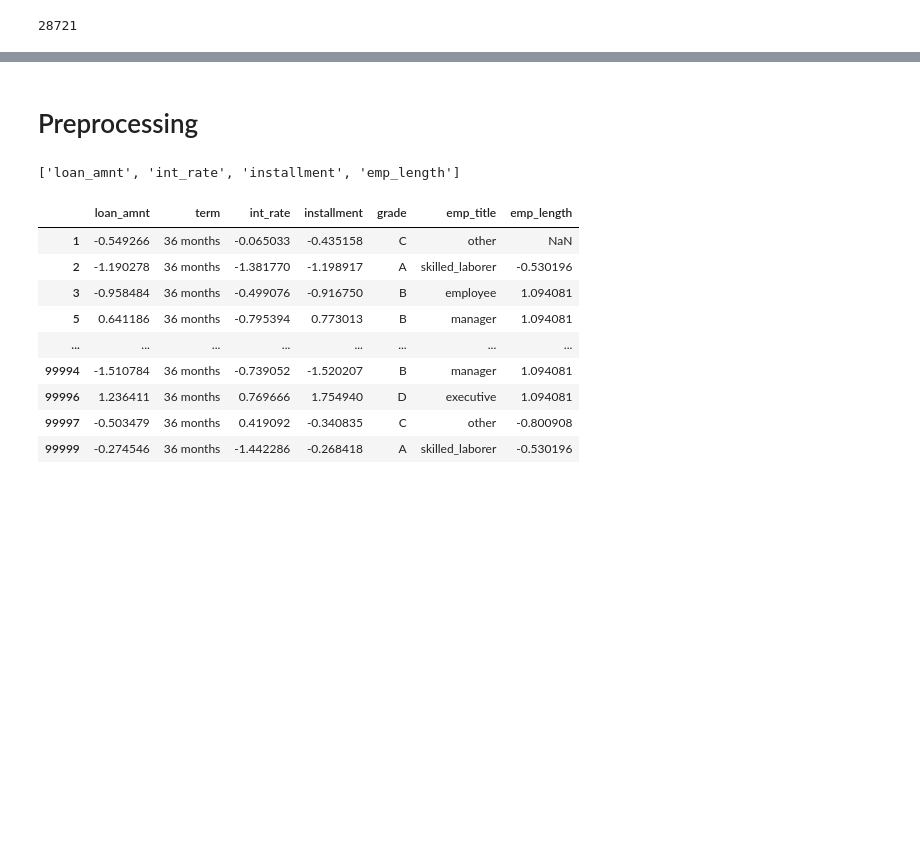
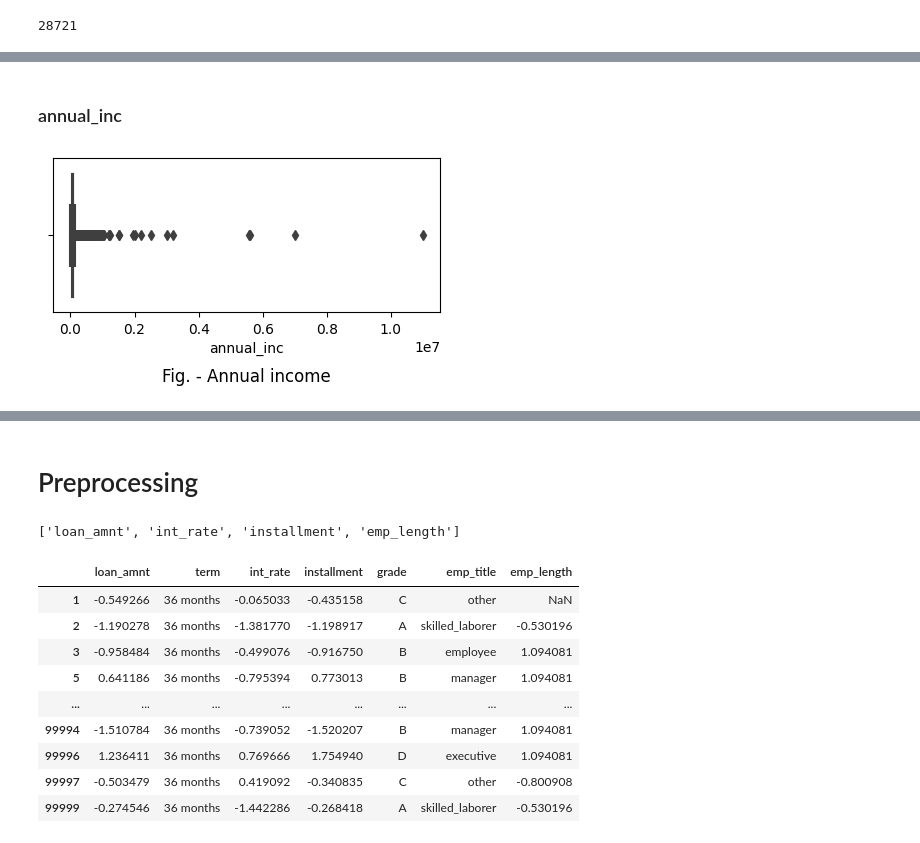
Before and after one commit to Alex1iv/Loan_repayment, a Jupyter notebook: notebooks/Loan_repayment.ipynb, the cells around one changed output, grey strips where cells are left out. Saved outputs shown, nothing was run; the diff lists cells and outputs as text; code cells hidden in the pictures; blank space fills up the shorter version.

```diff
--- a/notebooks/Loan_repayment.ipynb
+++ b/notebooks/Loan_repayment.ipynb
@@ -74,7 +74,7 @@ sampler = TPESampler(seed=random_seed) # fix random seed
 # display(sample)
 # sample.to_csv('../data/sample.csv')
 # %%
-data = pd.read_csv('../data/sample.zip')
+data = pd.read_csv('../data/sample.zip', )
 data.drop(['Unnamed: 0', 'id'], axis=1, inplace=True)
 data.tail()
 # %% [output]
@@ -175,6 +170,6 @@ Index(['loan_amnt', 'term', 'int_rate', 'installment', 'grade', 'sub_grade',
 # %%
-data = data[['loan_amnt', 'term', 'int_rate', 'installment', 'grade', 'sub_grade',
-       'emp_title', 'emp_length','loan_status']]
+# data = data[['loan_amnt', 'term', 'int_rate', 'installment', 'grade', 'sub_grade', \
+#     'emp_title', 'emp_length','loan_status']]
 # %% [markdown]
 ### grade and sub_grade
 # %%
@@ -351,19 +350,19 @@ def get_professions(arg:str)->str:
 
     arg = arg.lower()
 
-    management = ['foreman','shop foreman', 'team leader','chef','superintendent','maintenance supervisor','team lead','administration', 'deputy', 'forman', 'superviser','administrative', 'admin','group leader','manger', 'crew leader', 'mgr','payroll']
-    executives = ['general manager', 'vice president','director','account executive', 'sales executive','ceo', 'partner', 'president','senior vice president', 'vp','svp','cfo','cto', 'gm', 'coo','co-owner', 'vp of operations', 'vp operations', 'senior associate']
+    management = ['foreman','shop foreman', 'team leader','chef','maintenance supervisor','team lead','administration', 'deputy', 'forman', 'superviser','administrative', 'admin','group leader','manger', 'crew leader', 'mgr','payroll', 'superintendant', 'superintendent']
+    executives = ['general manager', 'vice president','director','account executive', 'sales executive','ceo', 'partner', 'president','senior vice president', 'vp','svp','cfo','cto', 'gm', 'coo','co-owner', 'vp of operations', 'vp operations', 'senior associate', 'co-founder', 'founder']
     #engineers = ['engineer','software engineer']
 
-    employees = ['nurse', 'registered nurse', 'rn', 'lpn', 'cna', 'nursing','social worker', 'bartender', 'cook', 'machinist', 'bookkeeper','secretary','machine operator','electrician', 'operator', 'carpenter', 'pharmacist','clerk','cashier','laborer','receptionist','instructor','welder','dispatcher','bus operator', 'custodian', 'underwriter', 'realtor','conductor','mechanic','firefighter','maintenance','server','production','flight attendant', 'designer','security', 'lvn','buyer', 'agent','service tech','plumber','warehouse', 'stylist','hairstylist', 'teller', 'pastor','senior pastor','clerical','courier', 'logistics', 'shipping','transportation','porter', 'material handler','labor','painter','lineman','assembly', 'contractor','data entry','housekeeping','office','librarian','sous chef', 'nanny', 'installer','warehouse worker','assembler','table games dealer', 'adjuster', 'firefighter paramedic','millwright','baker','merchandiser','doorman','barista']
+    employees = ['nurse', 'registered nurse', 'rn', 'lpn', 'cna', 'nursing','social worker', 'bartender', 'cook', 'machinist', 'bookkeeper','machine operator','electrician', 'operator', 'carpenter', 'pharmacist','clerk','cashier','laborer','receptionist','instructor','welder','dispatcher','bus operator', 'custodian', 'underwriter', 'realtor','conductor','mechanic','firefighter','maintenance','server','production','flight attendant', 'designer','security', 'lvn','buyer', 'agent','service tech','plumber','warehouse', 'stylist','hairstylist', 'teller', 'pastor','senior pastor','clerical','courier', 'logistics', 'shipping','transportation','porter', 'material handler','labor','painter','lineman','assembly', 'contractor','data entry','housekeeping','office','librarian','sous chef', 'nanny', 'installer','warehouse worker','assembler','table games dealer', 'adjuster', 'firefighter paramedic','millwright','baker','merchandiser','doorman','barista']
 
     skilled_laborers = ['engineer', 'officer','administrative assistant', 'administrator','paralegal', 'attorney', 'counselor','cse','supervisor', 'csr','pilot','ramp agent', 'captain','investigator','service advisor', 'human resources','at&t','recruiter', 'hr','housekeeper', \
         # law
-        'lawyer', 'legal secretary', 'auditor',
+        'lawyer', 'auditor',
         #IT
         'it', 'programmer','software developer','it specialist','web developer','coder',
         #finance
-        'banker', 'bank of america','accounts payable','medical biller','controller','accountant', 'accounting', 'personal banker','broker','business development','loan processor','financial advisor','payroll specialist','jp morgan chase','stocker','relationship banker','estimator','mortgage banker','finance','biller','accounts receivable','cpa','cma','billing','account representative', 'wells fargo',
+        'banker', 'bank of america','accounts payable','medical biller','controller', 'accounting', 'personal banker','broker','business development','loan processor','financial advisor','payroll specialist','jp morgan chase','stocker','relationship banker','estimator','mortgage banker','finance','biller','accounts receivable','cpa','cma','billing','account representative', 'wells fargo', 'northrop grumman',
         # education
         'professor','teacher', 'educator', 'faculty','dean','paraprofessional','lecturer',
         #security
@@ -371,7 +370,7 @@ def get_professions(arg:str)->str:
         # sales
         'sales rep','sales', 'sales representative','dealer','purchasing','collector', 'purchasing agent', \
         # medics
-        'physician', 'dental hygienist','pharmacy tech', 'paramedic', 'caregiver','dentist','phlebotomist', 'optician','psychologist','speech language pathologist','resident physician', 'veterinarian','respiratory therapist', 'care giver','kaiser permanente',\
+        'physician', 'dental hygienist','pharmacy tech', 'paramedic', 'caregiver','dentist','phlebotomist', 'optician','psychologist','speech language pathologist','resident physician', 'veterinarian','respiratory therapist', 'care giver','kaiser permanente','radiographer', 'clinician', \
         # other
         'advisor','trainer','claims adjuster', 'principal', 'associate','graphic designer','marketing', 'quality control','lead','chemist','specialist','scientist','operations',
         ]
@@ -384,13 +383,13 @@ def get_professions(arg:str)->str:
     elif arg in management or 'manager' in arg or 'supervisor' in arg or 'executive' in arg or 'coordinator' in arg or 'lead' in arg or 'foreman' in arg or 'forman' in arg or 'head' in arg or 'supervisior' in arg or 'director' in arg or 'mgr' in arg or 'management' in arg or 'managing' in arg:
         return 'manager'
 
-    elif arg in skilled_laborers or 'consultant' in arg or 'analyst' in arg or 'officer' in arg or 'engineer' in arg or 'accountant' in arg or 'administrator' in arg or 'counselor' in arg or 'insurance' in arg or 'police' in arg or 'it' in arg or 'professor' in arg or 'teacher' in arg or 'specialist' in arg or 'programmer' in arg or 'scientist' in arg or 'developer' in arg or 'coder' in arg or 'psychologist' in arg or 'therapist' in arg or 'agent' in arg or 'officer' in arg or 'attorney' in arg or 'paralegal' in arg or 'minister' in arg or 'research' in arg or 'buyer' in arg or 'billing' in arg or 'associate' in arg or 'planner' in arg or 'representative' in arg or 'professional' in arg:
+    elif arg in skilled_laborers or 'consultant' in arg or 'analyst' in arg or 'officer' in arg or 'engineer' in arg or 'accountant' in arg or 'bank' in arg or 'administrator' in arg or 'counselor' in arg or 'insurance' in arg or 'police' in arg or 'it' in arg or 'professor' in arg or 'teacher' in arg or 'specialist' in arg or 'programmer' in arg or 'scientist' in arg or 'developer' in arg or 'coder' in arg or 'psychologist' in arg or 'therapist' in arg or 'pathologist' in arg or 'emt' in arg or 'agent' in arg or 'officer' in arg or 'attorney' in arg or 'paralegal' in arg or 'minister' in arg or 'research' in arg or 'buyer' in arg or 'billing' in arg or 'associate' in arg or 'planner' in arg or 'representative' in arg or 'professional' in arg or 'broker' in arg or 'trainer' in arg or 'admin' in arg:
         return 'skilled_laborer'
 
-    elif arg in employees or 'technician' in arg or 'operator' in arg or 'assistant' in arg or 'nurse' in arg or 'tech' in arg or 'sales' in arg  or 'service' in arg or 'controller' in arg or 'mail' in arg or 'ups' in arg or 'usps' in arg or 'post' in arg or 'staff' in arg or 'worker' in arg or 'clerk' in arg or 'mechanic' in arg or 'carrier' in arg or 'machinist' in arg or 'desk' in arg or 'manufacturing' in arg or 'driver' in arg:
+    elif arg in employees or 'technician' in arg or 'operator' in arg or 'assistant' in arg or 'nurse' in arg or 'tech' in arg or 'sales' in arg  or 'service' in arg or 'controller' in arg or 'mail' in arg or 'ups' in arg or 'usps' in arg or 'post' in arg or 'staff' in arg or 'worker' in arg or 'clerk' in arg or 'mechanic' in arg or 'carrier' in arg or 'machinist' in arg or 'desk' in arg or 'manufacturing' in arg or 'driver' in arg or 'handler' in arg or 'secretary' in arg or 'dispatcher' in arg or 'electrician' in arg:
         return 'employee'
 
     else:
-        return 'other'
+        return arg #'other'
 # %%
 data['emp_title'] = data['emp_title'].apply(get_professions)
@@ -408,0 +453,9 @@ Name: emp_title, dtype: float64
+# %% [markdown]
+### annual_inc
+# %%
+fig, ax = plt.subplots(figsize=(5, 2))
+sns.boxplot(data, x='annual_inc')
+#plt.tight_layout()
+ax.set_title('Fig. - Annual income', y=-0.5);
+# %% [output]
+[figure, added]
```
Also changed, not shown: parts of 31 cells of this notebook.
